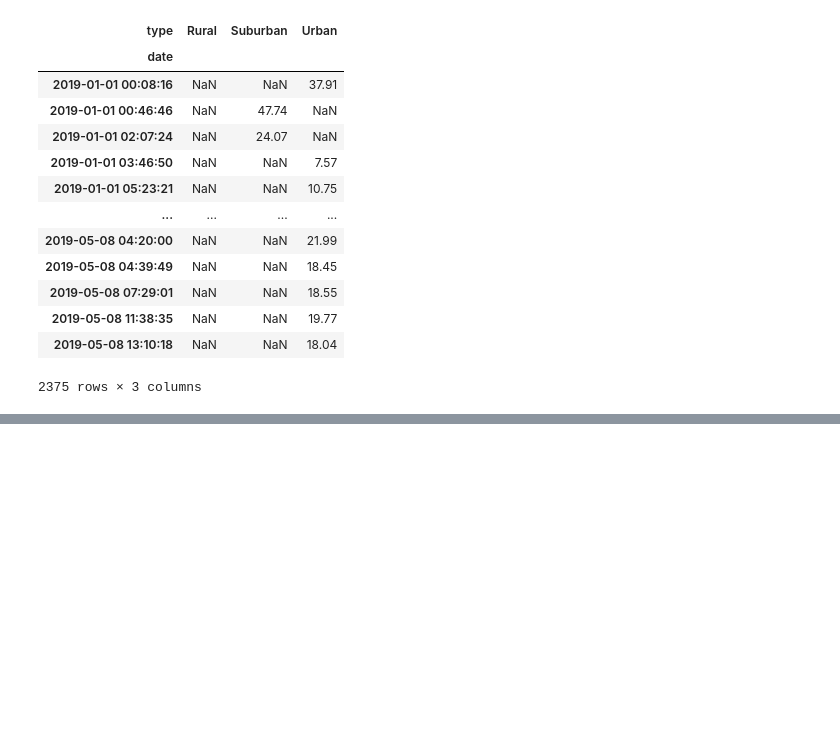
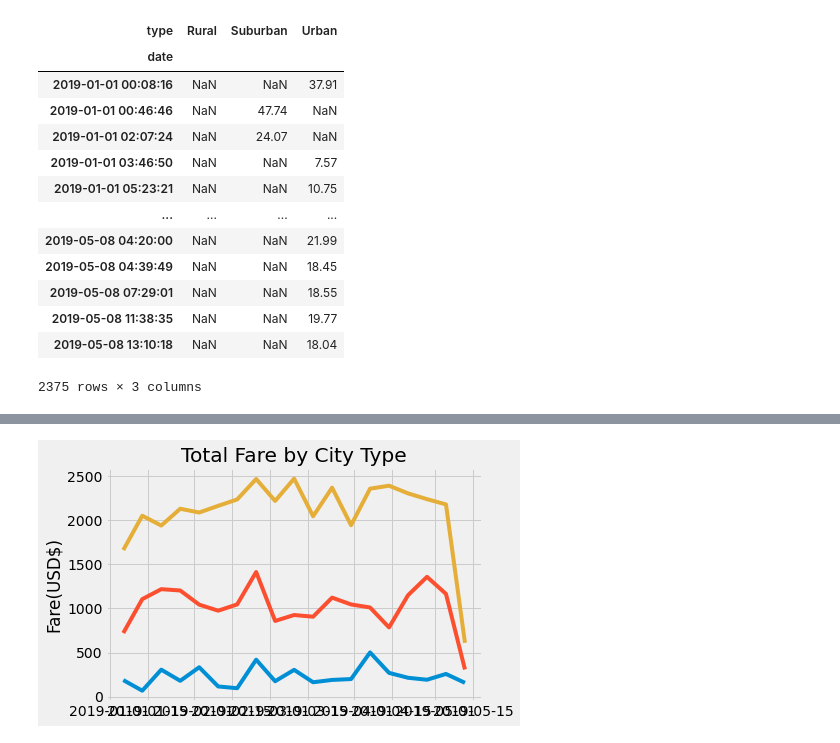
Before and after one commit to scotthammel/PyBer_Analysis, a Jupyter notebook: PyBer_Challenge.ipynb, the cells around one changed output, grey strips where cells are left out. Cells and saved outputs as stored; diff of their text form; code cells hidden in the pictures; blank space fills up the shorter version.

Commit message:
added Deliverable #2 -need to finalize graph, but 90% complete.

```diff
--- a/PyBer_Challenge.ipynb
+++ b/PyBer_Challenge.ipynb
@@ -194,3 +225,6 @@ pyber_data_df_pivot.loc[pyber_data_df_pivot['date'] == "2019-01-01':'2019-04-29"
 # %%
 # 6. Set the "date" index to datetime datatype. This is necessary to use the resample() method in Step 8.
 # df.index = pd.to_datetime(df.index)
+
+pyber_data_df_pivot.index = pd.to_datetime(pyber_data_df_pivot.index)
+pyber_data_df_pivot
@@ -199,2 +260,5 @@ pyber_data_df_pivot.loc[pyber_data_df_pivot['date'] == "2019-01-01':'2019-04-29"
 # %%
 # 8. Create a new DataFrame using the "resample()" function by week 'W' and get the sum of the fares for each week.
+
+fare_by_week_df = pyber_data_df_pivot.resample("W").sum()
+fare_by_week_df.head(10)
@@ -201,7 +278,23 @@ pyber_data_df_pivot.loc[pyber_data_df_pivot['date'] == "2019-01-01':'2019-04-29"
 # %%
 # 8. Using the object-oriented interface method, plot the resample DataFrame using the df.plot() function.
 
 # Import the style from Matplotlib.
 from matplotlib import style
 # Use the graph style fivethirtyeight.
 style.use('fivethirtyeight')
+
+
+y_axis = fare_by_week_df
+plt.plot(y_axis)
+
+
+plt.ylabel("Fare(USD$)")
+plt.title("Total Fare by City Type")
+
+
+# Save the figure.
+plt.savefig("analysis/PyBer_fare_summary.png")
+
+plt.show()
+# %% [output]
+[figure, added]
```
Also changed, not shown: parts of 7 cells of this notebook, 1 other file.
